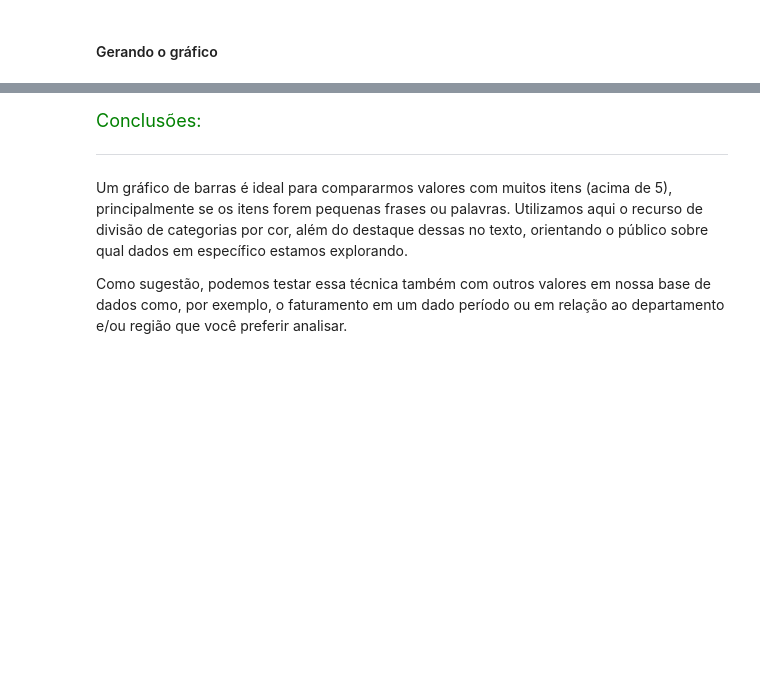
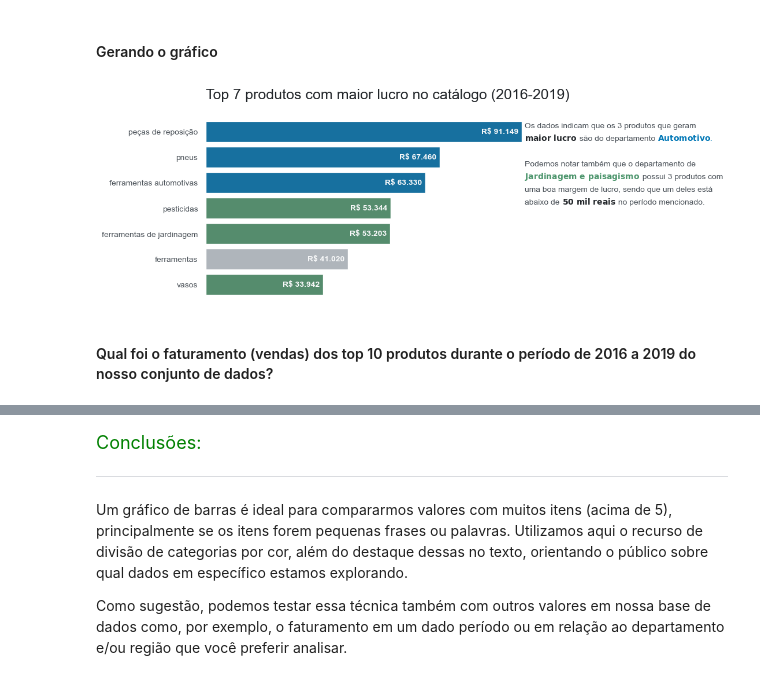
Before and after one commit to ledsouza/dataviz_vendas_lojas, a Jupyter notebook: Dataviz_ Gráficos.ipynb, the cells around one changed output, grey strips where cells are left out. Saved outputs shown, nothing was run; the diff lists cells and outputs as text; code cells hidden in the pictures; blank space fills up the shorter version.

```diff
--- a/Dataviz_ Gráficos.ipynb
+++ b/Dataviz_ Gráficos.ipynb
@@ -296,29 +414,33 @@ def texto_colorido(x, y, texto, cores, esp=20, ax=None, **kw):
 # %%
 ## Configurando o gráfico com parâmetros que potencializam a visualização dos dados
 
 # Chamando a função do gráfico de barras
 ax = grafico_top_7()
 
 # Anotando uma conclusão no gráfico
 texto_colorido(
-    9.2e4, 3.25,                                                        # coordenadas
+    9.2e4, 2.85,                                                        # coordenadas
     'Os dados indicam que os 3 produtos que geram\n'                    # texto
     '$\\bf{maior\ lucro}$|| são do departamento ||$\\bf{Automotivo}$.\n'
     '\n'
     'Podemos notar também que o departamento de\n'
     '$\\bf{Jardinagem\ e\ paisagismo}$|| possui 3 produtos com\n'
     'uma boa margem de lucro, sendo que um deles está\n'
     'abaixo de ||$\\bf{50\ mil\ reais}$|| no período mencionado.',
     [[CINZA2],                        # linha 1                          # cores
      [CINZA1, CINZA2, AZUL2],         # linha 2
      [CINZA2],                        # linha 3
      [CINZA2],                        # linha 4
      [VERDE1, CINZA2],                # linha 5
      [CINZA2],                        # linha 5
      [CINZA2, CINZA1, CINZA2]        # linha 7
     ],
     esp=22, # espaçamento
     ax=ax, # figura onde desenhar o texto
     fontsize=10)
 
 fig = ax.get_figure()
+# %% [output]
+[figure, added]
+# %% [markdown]
+#### Qual foi o faturamento (vendas) dos top 10 produtos durante o período de 2016 a 2019 do nosso conjunto de dados?
```
Also changed, not shown: parts of 16 cells of this notebook.
